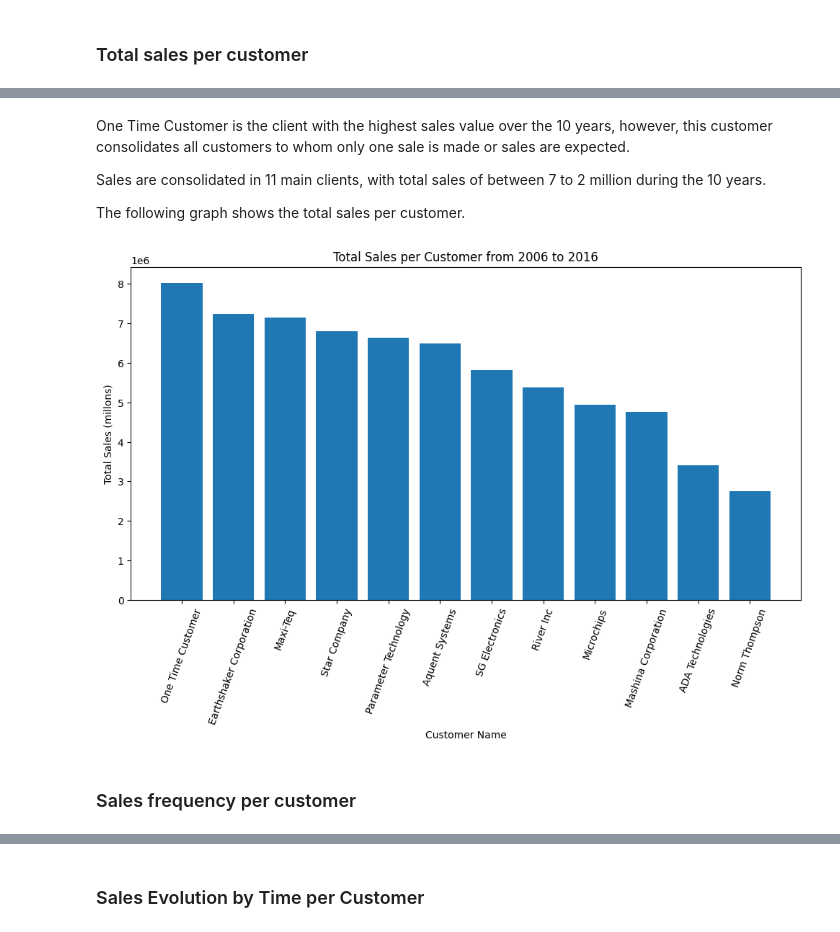
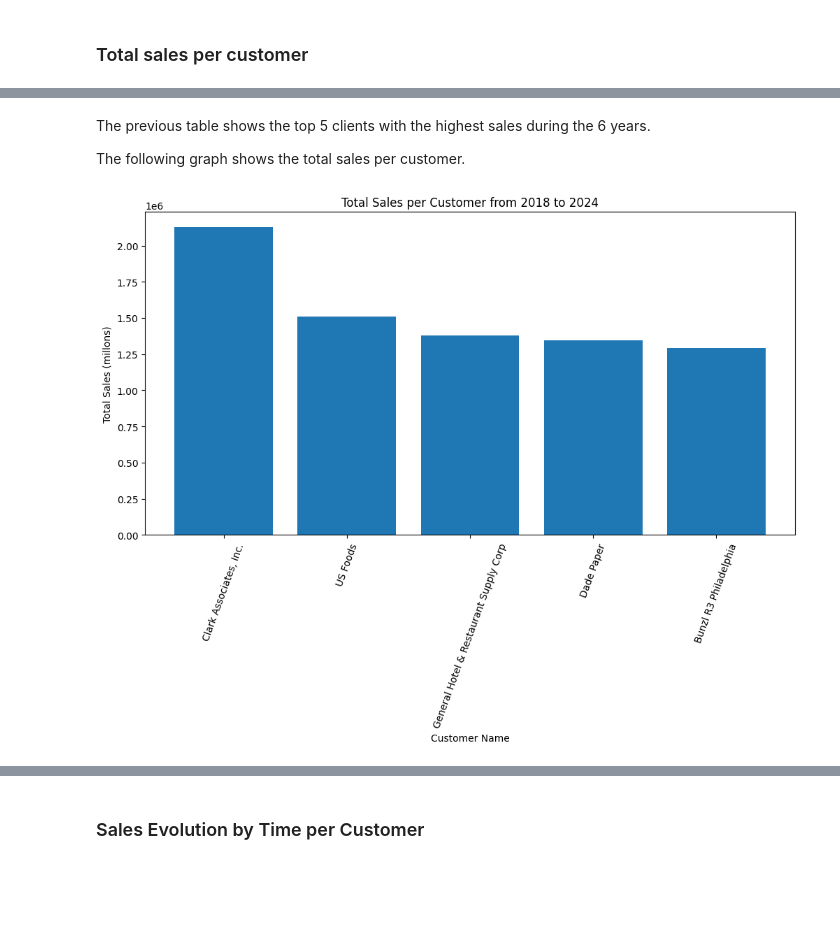
Before and after one commit to alk1316/Capstone_BrainsStation_SAP_InventoryLevel, a Jupyter notebook: notebooks/Capstone_InventoryLevel_SAP.ipynb, the cells around one changed output, grey strips where cells are left out. Saved outputs shown, nothing was run; the diff lists cells and outputs as text; code cells hidden in the pictures; blank space fills up the shorter version.

```diff
--- a/notebooks/Capstone_InventoryLevel_SAP.ipynb
+++ b/notebooks/Capstone_InventoryLevel_SAP.ipynb
@@ -232,6 +317,3 @@ def columns_to_convert(df, columns_to_int=None, columns_to_float=None, columns_t
 # %%
 # Applying the function to all the columns to be transformed
-df = columns_to_convert(df,
-                        columns_to_int=['DocEntry', 'DocNum' ],
-                        columns_to_float=['DocTotal', 'DocTotalFC', 'LineTotal', 'StockPrice', 'PriceBefDi', 'Price'],
-                        columns_to_date=['DocDate'])
+df = columns_to_convert(df, columns_to_float = columns_to_float, columns_to_date = columns_to_date)
@@ -310,3 +341,0 @@ items_to_remove = ['MRP_Item1', 'MRP_Child2', 'MRP_Item4', 'MRP_Item2', 'MRP_Gra
-# %%
-# Removing items that do not apply for analysis
-df = df[~df['ItemName'].isin(items_to_remove)]
@@ -346,0 +381,4 @@ Sales Analysis:
+# %%
+# Creating a new dataframe, grouping by 'DocNum' and keep a single value for DocTotal
+df_unique_doctotal = df.groupby(['DocNum', 'CardCode','CardName','DocDate'], as_index=False)['DocTotal'].first()
+df_unique_doctotal.head()
@@ -382,8 +427,8 @@ Starting in 2008, total sales remain at the same level until 2012, where a sligh
 ### Total sales per customer
 # %%
 # Total Sales per customer
-sales = df.groupby(['CardCode','CardName'])['DocTotal'].sum().reset_index()
-salescust = sales.sort_values(by='DocTotal', ascending=False)
+sales = df_unique_doctotal.groupby(['CardCode','CardName'])['DocTotal'].sum().reset_index()
+salescust = sales.sort_values(by='DocTotal', ascending=False).head(5)
 salescust
 # %% [output]
 |  | CardCode | CardName | DocTotal |
@@ -402,19 +440,15 @@ salescust
-# %% [markdown]
-One Time Customer is the client with the highest sales value over the 10 years, however, this customer consolidates all customers to whom only one sale is made or sales are expected.
-
-Sales are consolidated in 11 main clients, with total sales of between 7 to 2 million during the 10 years.
-
-The following graph shows the total sales per customer.
+# %% [markdown]
+The previous table shows the top 5 clients with the highest sales during the 6 years.
+
+The following graph shows the total sales per customer.
 # %%
 # Bar Chart - Total sales per customer
 plt.figure(figsize=(12, 6))
 plt.bar(salescust['CardName'], salescust['DocTotal'])
 plt.xlabel('Customer Name')
 plt.ylabel('Total Sales (millons)')
-plt.title('Total Sales per Customer from 2006 to 2016')
+plt.title('Total Sales per Customer from 2018 to 2024')
 plt.xticks(rotation=70)
 plt.show()
 # %% [output]
-[figure, old version]
+[figure, new version]
-# %% [markdown]
-### Sales frequency per customer
```
Also changed, not shown: parts of 141 cells of this notebook, 3 other files.
